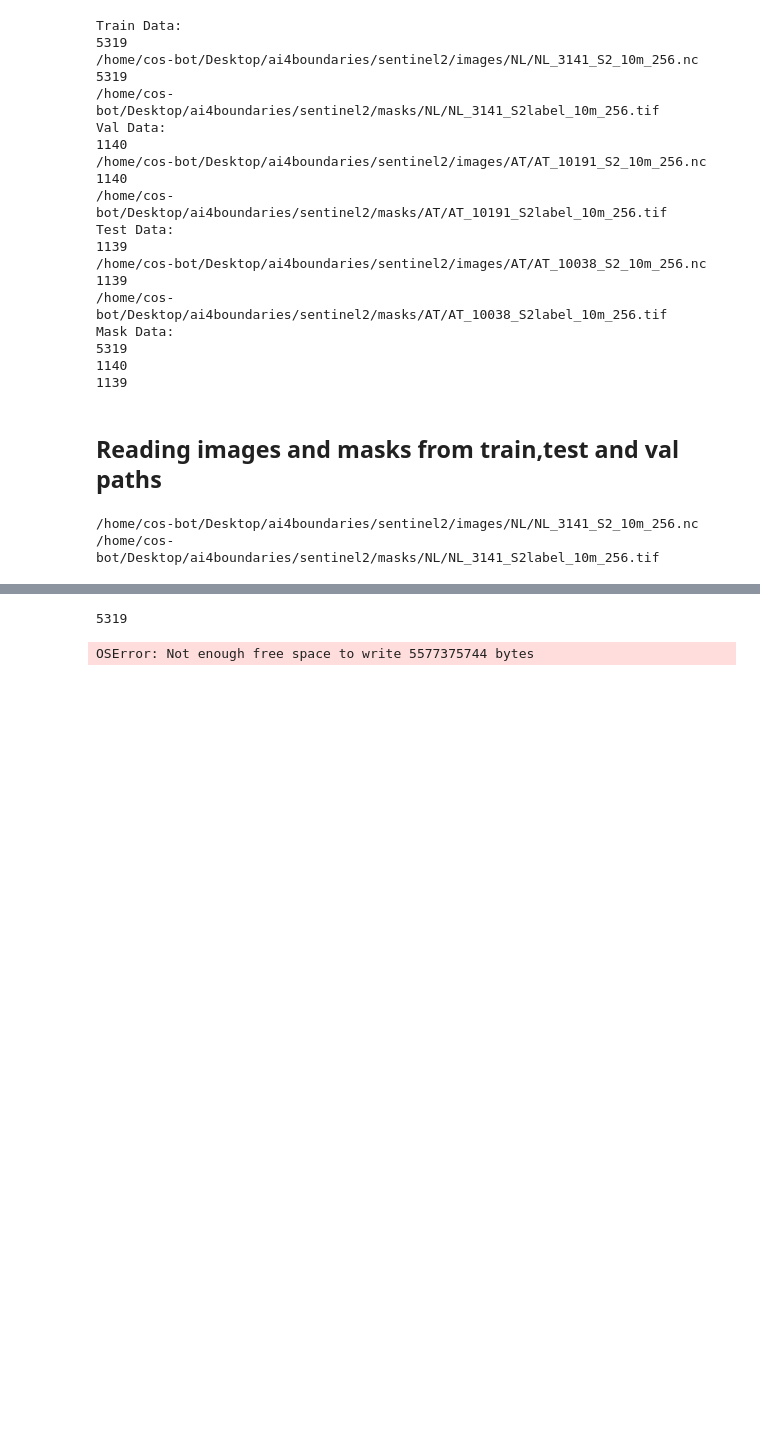
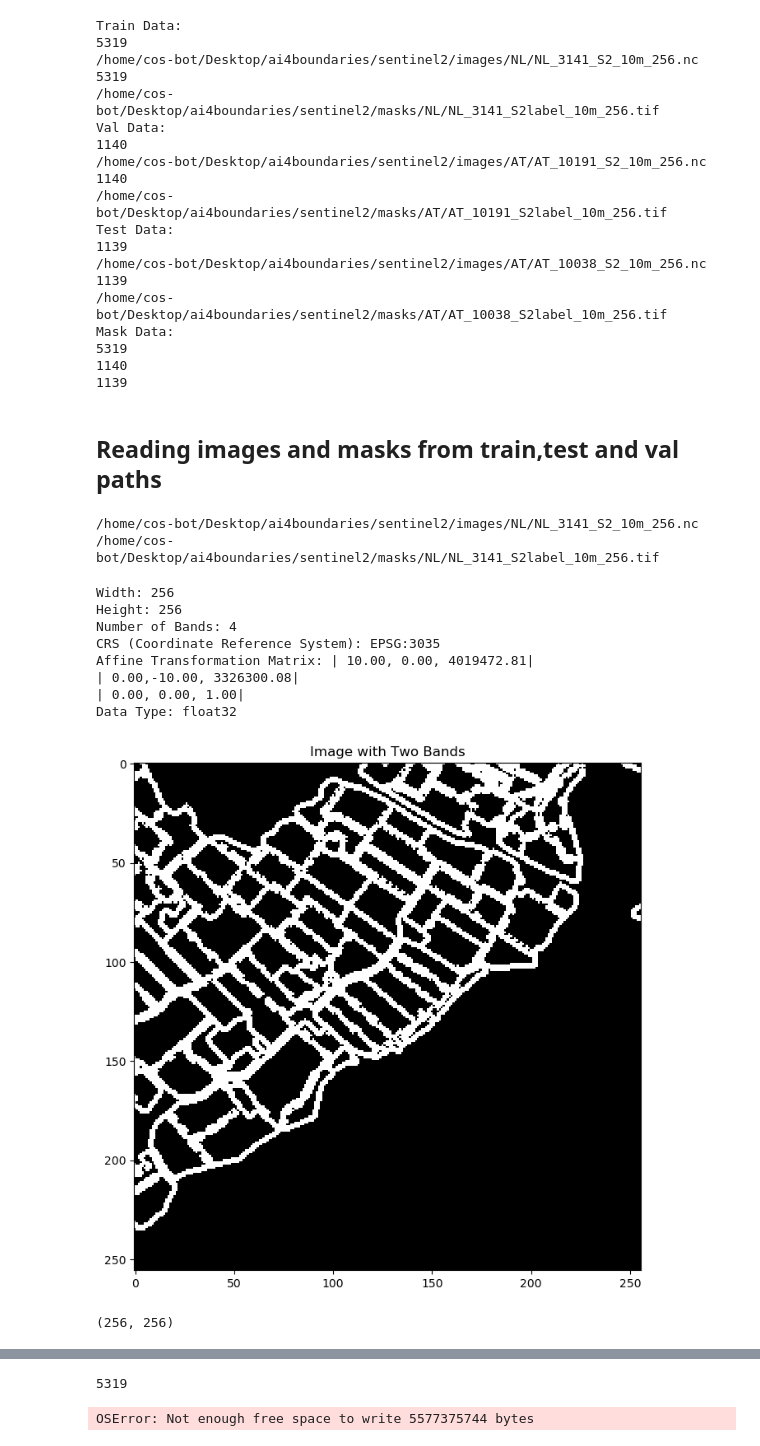
Before and after one commit to GlobetrotterCoder/Field_Boundary_Detection, a Jupyter notebook: 2.ipynb, the cells around one changed output, grey strips where cells are left out. Saved outputs shown, nothing was run; the diff lists cells and outputs as text; code cells hidden in the pictures; blank space fills up the shorter version.

```diff
--- a/2.ipynb
+++ b/2.ipynb
@@ -225,0 +229,48 @@ for img_path in train_img_path:
+# %%
+mask=train_mask_path[0]
+# %%
+import rasterio
+import matplotlib.pyplot as plt
+
+# Specify the path to the TIFF file
+# file_path = '/home/cos-bot/Desktop/ai4boundaries/sentinel2/masks/AT/AT_164_S2label_10m_256.tif'
+file_path=mask
+
+# Open the TIFF file
+with rasterio.open(file_path) as src:
+    # Read the metadata properties
+    width = src.width
+    height = src.height
+    count = src.count  # Number of bands
+    crs = src.crs
+    transform = src.transform  # Affine transformation matrix
+    dtype = src.dtypes[0]  # Data type of the pixel values
+    band2 = src.read(2)
+
+# Print the properties
+print(f"Width: {width}")
+print(f"Height: {height}")
+print(f"Number of Bands: {count}")
+print(f"CRS (Coordinate Reference System): {crs}")
+print(f"Affine Transformation Matrix: {transform}")
+print(f"Data Type: {dtype}")
+
+plt.figure(figsize=(8, 8))
+plt.imshow(band2, cmap='gray')  # Plot the first band
+# plt.imshow(band2,cmap='gray')  # Plot the second band with transparency
+plt.title('Image with Two Bands')
+plt.show()
+# %% [output]
+Width: 256
+Height: 256
+Number of Bands: 4
+CRS (Coordinate Reference System): EPSG:3035
+Affine Transformation Matrix: | 10.00, 0.00, 4019472.81|
+| 0.00,-10.00, 3326300.08|
+| 0.00, 0.00, 1.00|
+Data Type: float32
+[figure, added]
+# %%
+band2.shape
+# %% [output]
+(256, 256)
```
Also changed, not shown: parts of 5 cells of this notebook.
